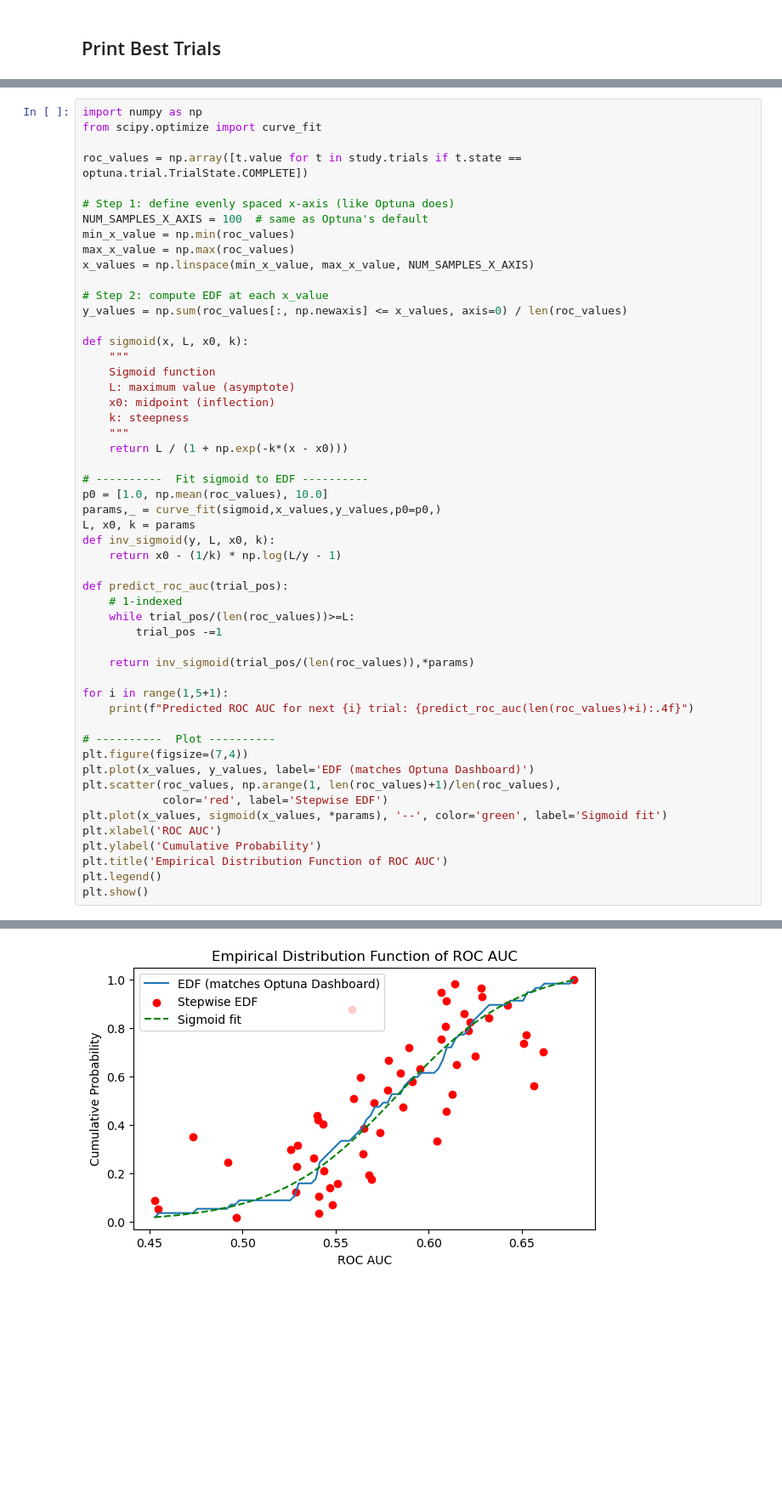
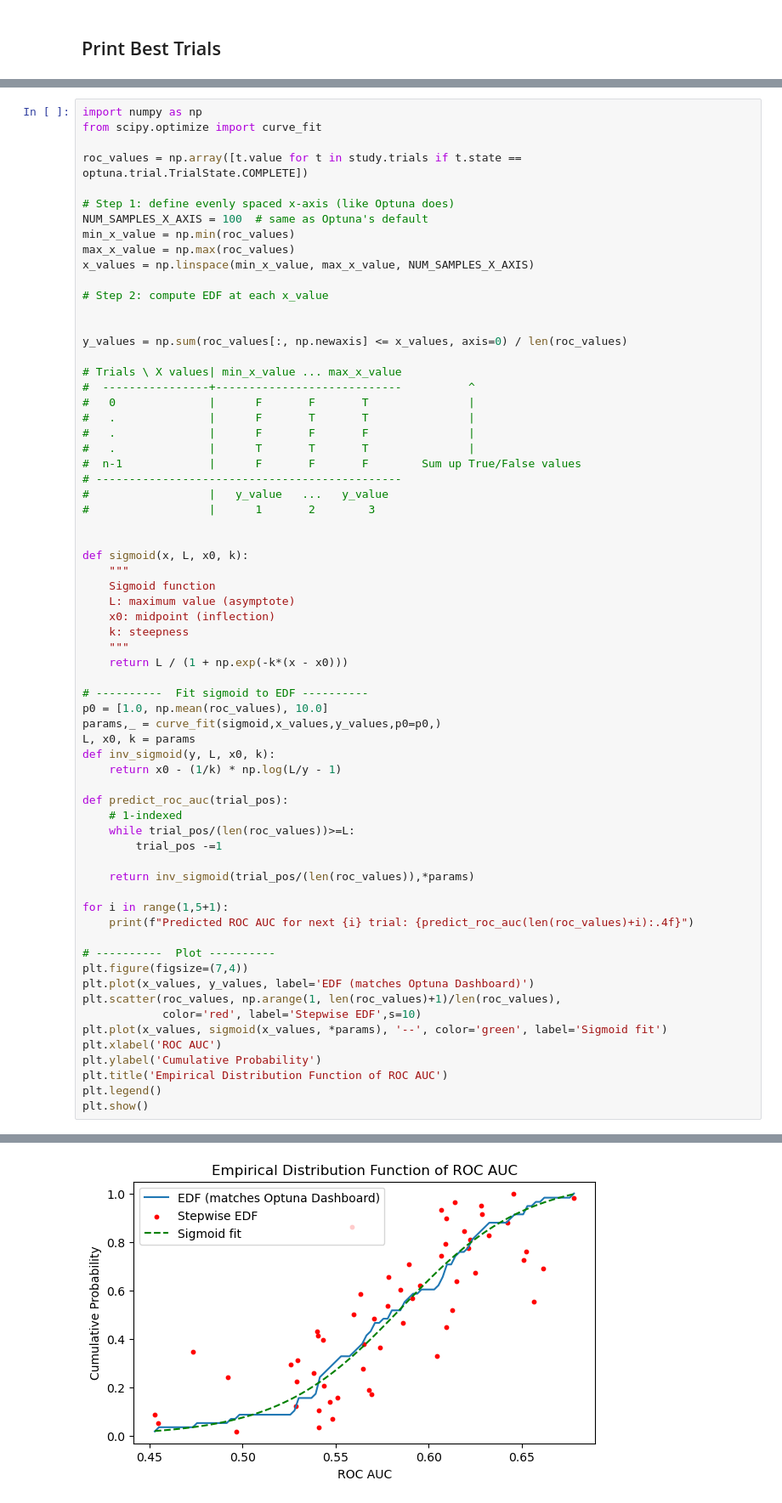
Before and after one commit to TanCY1/SRP-2025-Project, a Jupyter notebook: Code/hyperparameter_tuning.ipynb, the cells around one changed output, grey strips where cells are left out. Shown: that part at 85% size. Saved outputs shown, nothing was run; the diff lists cells and outputs as text; blank space fills up the shorter version.

```diff
--- a/Code/hyperparameter_tuning.ipynb
+++ b/Code/hyperparameter_tuning.ipynb
@@ -274,7 +276,21 @@ max_x_value = np.max(roc_values)
 x_values = np.linspace(min_x_value, max_x_value, NUM_SAMPLES_X_AXIS)
 
 # Step 2: compute EDF at each x_value
+
+
 y_values = np.sum(roc_values[:, np.newaxis] <= x_values, axis=0) / len(roc_values)
+
+# Trials \ X values| min_x_value ... max_x_value
+#  ----------------+----------------------------          ^
+#   0              |      F       F       T               |
+#   .              |      F       T       T               |
+#   .              |      F       F       F               |
+#   .              |      T       T       T               |
+#  n-1             |      F       F       F        Sum up True/False values
+# ----------------------------------------------
+#                  |   y_value   ...   y_value
+#                  |      1       2        3
+
 
 def sigmoid(x, L, x0, k):
     """
@@ -306,7 +322,7 @@ for i in range(1,5+1):
 plt.figure(figsize=(7,4))
 plt.plot(x_values, y_values, label='EDF (matches Optuna Dashboard)')
 plt.scatter(roc_values, np.arange(1, len(roc_values)+1)/len(roc_values),
-            color='red', label='Stepwise EDF')
+            color='red', label='Stepwise EDF',s=10)
 plt.plot(x_values, sigmoid(x_values, *params), '--', color='green', label='Sigmoid fit')
 plt.xlabel('ROC AUC')
 plt.ylabel('Cumulative Probability')
@@ -322 +338 @@ Predicted ROC AUC for next 5 trial: 0.7180
-[figure, old version]
+[figure, new version]
```
Also changed, not shown: parts of 4 cells of this notebook, 1 other file.
